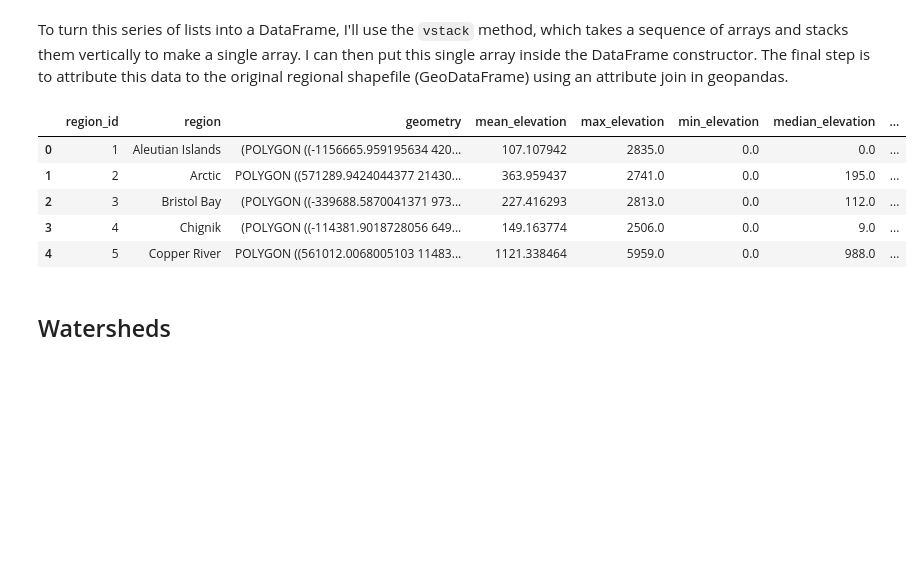
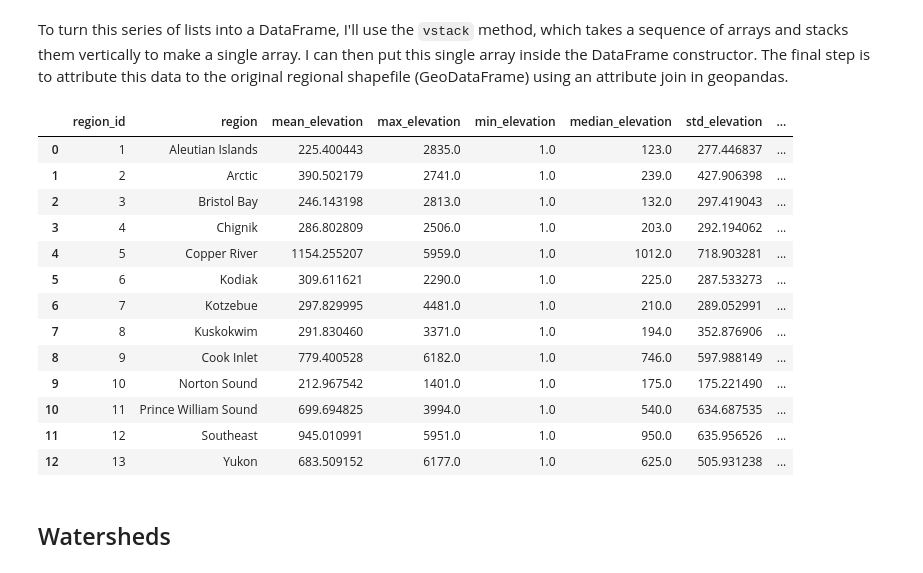
Before and after one commit to mariejohnson/spatial_analysis, a Jupyter notebook: HabMetricsNotebooks/Elevation_Raster_Fix.ipynb, the cells around one changed output. Drawn from its saved outputs; the diff is of its cells as text; code cells hidden in the pictures; blank space fills up the shorter version.

Commit message:
elevation merge success, code is messy.

```diff
--- a/HabMetricsNotebooks/Elevation_Raster_Fix.ipynb
+++ b/HabMetricsNotebooks/Elevation_Raster_Fix.ipynb
@@ -218,16 +284,24 @@ To turn this series of lists into a DataFrame, I'll use the `vstack` method, whi
 # %%
 elev_regions = pd.DataFrame(np.vstack(series2), columns=["mean_elevation", "max_elevation", "min_elevation", "median_elevation","std_elevation", "coeff_var_elevation","range_elevation"])
 elev_regions['region'] = regions.region
 regions = regions.merge(elev_regions, on="region")
-regions.head()
+regions.drop('geometry', axis='columns')
 #max elevation changed from 65k to 2741
 # %% [output]
-|  | region_id | region | geometry | mean_elevation | max_elevation | min_elevation | median_elevation | ... |
-| 0 | 1 | Aleutian Islands | (POLYGON ((-1156665.959195634 420... | 107.107942 | 2835.0 | 0.0 | 0.0 | ... |
-| 1 | 2 | Arctic | POLYGON ((571289.9424044377 21430... | 363.959437 | 2741.0 | 0.0 | 195.0 | ... |
-| 2 | 3 | Bristol Bay | (POLYGON ((-339688.5870041371 973... | 227.416293 | 2813.0 | 0.0 | 112.0 | ... |
-| 3 | 4 | Chignik | (POLYGON ((-114381.9018728056 649... | 149.163774 | 2506.0 | 0.0 | 9.0 | ... |
-| 4 | 5 | Copper River | POLYGON ((561012.0068005103 11483... | 1121.338464 | 5959.0 | 0.0 | 988.0 | ... |
+|  | region_id | region | mean_elevation | max_elevation | min_elevation | median_elevation | std_elevation | ... |
+| 0 | 1 | Aleutian Islands | 225.400443 | 2835.0 | 1.0 | 123.0 | 277.446837 | ... |
+| 1 | 2 | Arctic | 390.502179 | 2741.0 | 1.0 | 239.0 | 427.906398 | ... |
+| 2 | 3 | Bristol Bay | 246.143198 | 2813.0 | 1.0 | 132.0 | 297.419043 | ... |
+| 3 | 4 | Chignik | 286.802809 | 2506.0 | 1.0 | 203.0 | 292.194062 | ... |
+| 4 | 5 | Copper River | 1154.255207 | 5959.0 | 1.0 | 1012.0 | 718.903281 | ... |
+| 5 | 6 | Kodiak | 309.611621 | 2290.0 | 1.0 | 225.0 | 287.533273 | ... |
+| 6 | 7 | Kotzebue | 297.829995 | 4481.0 | 1.0 | 210.0 | 289.052991 | ... |
+| 7 | 8 | Kuskokwim | 291.830460 | 3371.0 | 1.0 | 194.0 | 352.876906 | ... |
+| 8 | 9 | Cook Inlet | 779.400528 | 6182.0 | 1.0 | 746.0 | 597.988149 | ... |
+| 9 | 10 | Norton Sound | 212.967542 | 1401.0 | 1.0 | 175.0 | 175.221490 | ... |
+| 10 | 11 | Prince William Sound | 699.694825 | 3994.0 | 1.0 | 540.0 | 634.687535 | ... |
+| 11 | 12 | Southeast | 945.010991 | 5951.0 | 1.0 | 950.0 | 635.956526 | ... |
+| 12 | 13 | Yukon | 683.509152 | 6177.0 | 1.0 | 625.0 | 505.931238 | ... |
 # %%
 out_data_dir = "/Users/datateam/repos/spatial_analysis/HabMetricsOut"
 outfp = lambda s: os.path.join(out_data_dir, s)
```
Also changed, not shown: parts of 23 cells of this notebook.
